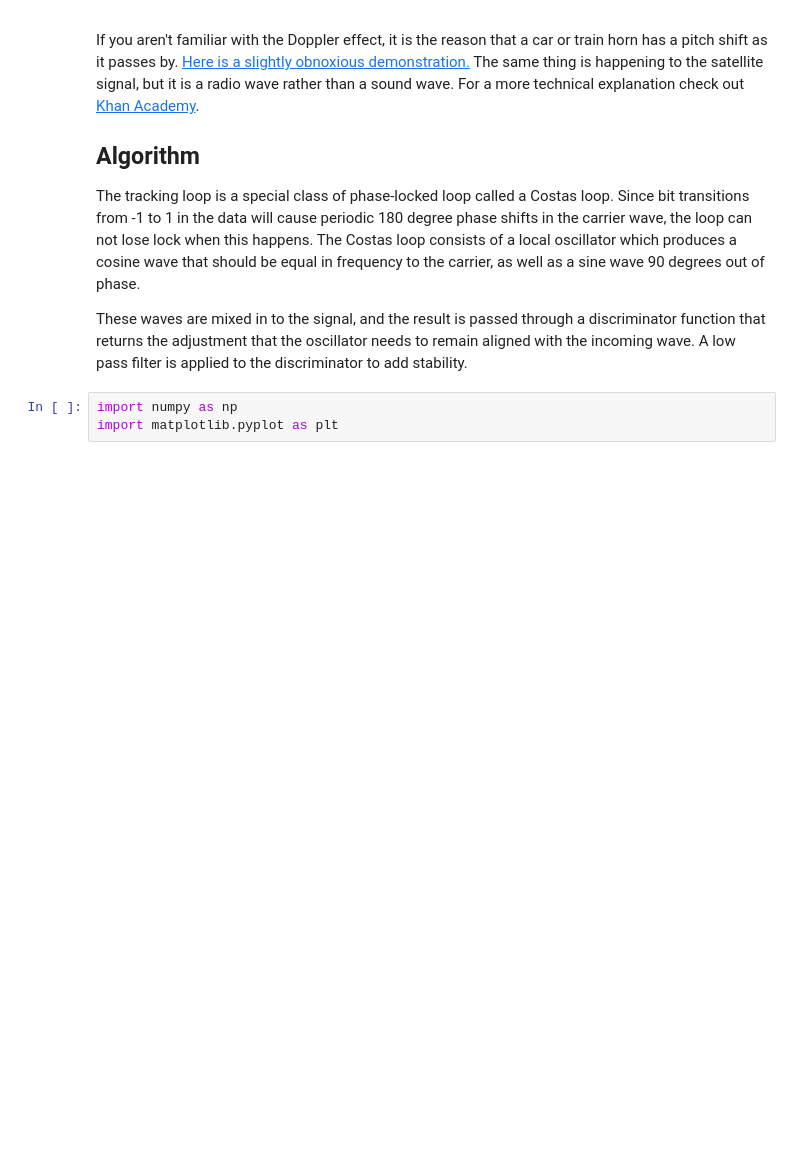
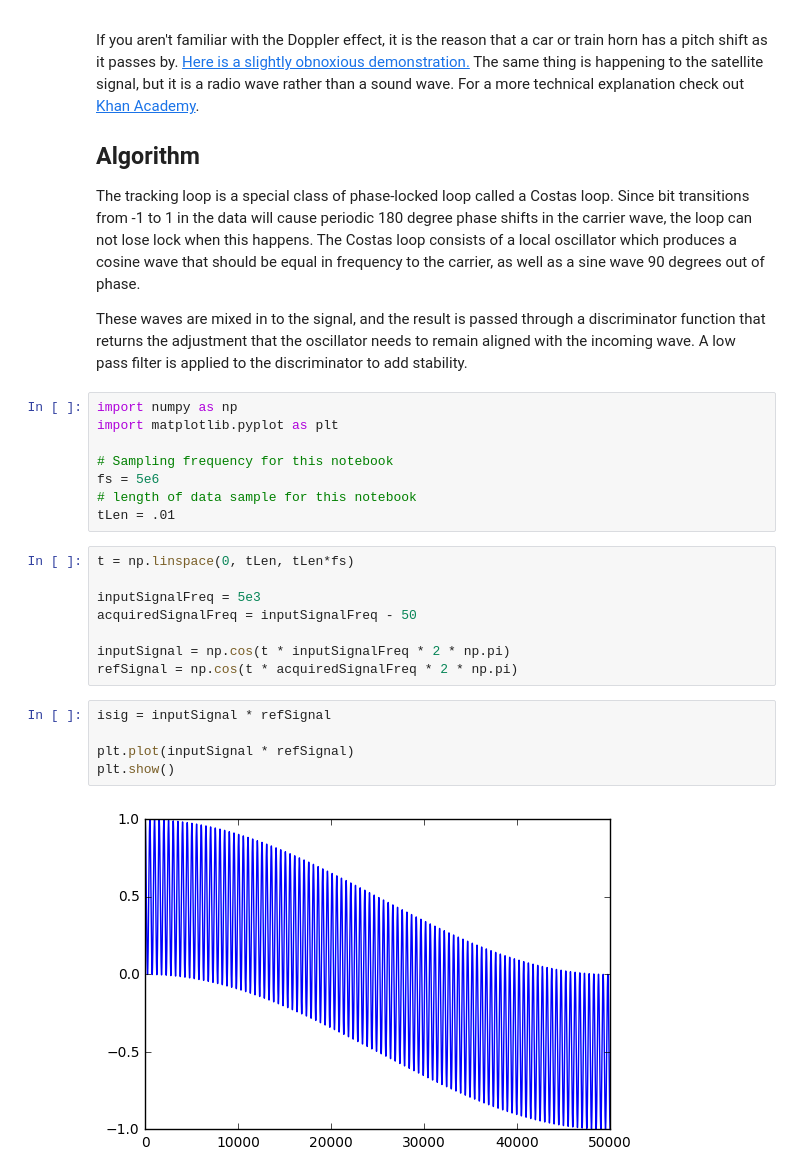
Before and after one commit to psas/gps, a Jupyter notebook: docs/_03_Carrier_Tracking.ipynb, the cells around one changed output. Drawn from its saved outputs; the diff is of its cells as text; blank space fills up the shorter version.

```diff
--- a/docs/_03_Carrier_Tracking.ipynb
+++ b/docs/_03_Carrier_Tracking.ipynb
@@ -15,3 +15,23 @@ These waves are mixed in to the signal, and the result is passed through a discr
 # %%
 import numpy as np
 import matplotlib.pyplot as plt
+
+# Sampling frequency for this notebook
+fs = 5e6
+# length of data sample for this notebook
+tLen = .01
+# %%
+t = np.linspace(0, tLen, tLen*fs)
+
+inputSignalFreq = 5e3
+acquiredSignalFreq = inputSignalFreq - 50
+
+inputSignal = np.cos(t * inputSignalFreq * 2 * np.pi)
+refSignal = np.cos(t * acquiredSignalFreq * 2 * np.pi)
+# %%
+isig = inputSignal * refSignal
+
+plt.plot(inputSignal * refSignal)
+plt.show()
+# %% [output]
+[figure, added]
```
Also changed, not shown: parts of 7 cells of this notebook, 2 other files.
